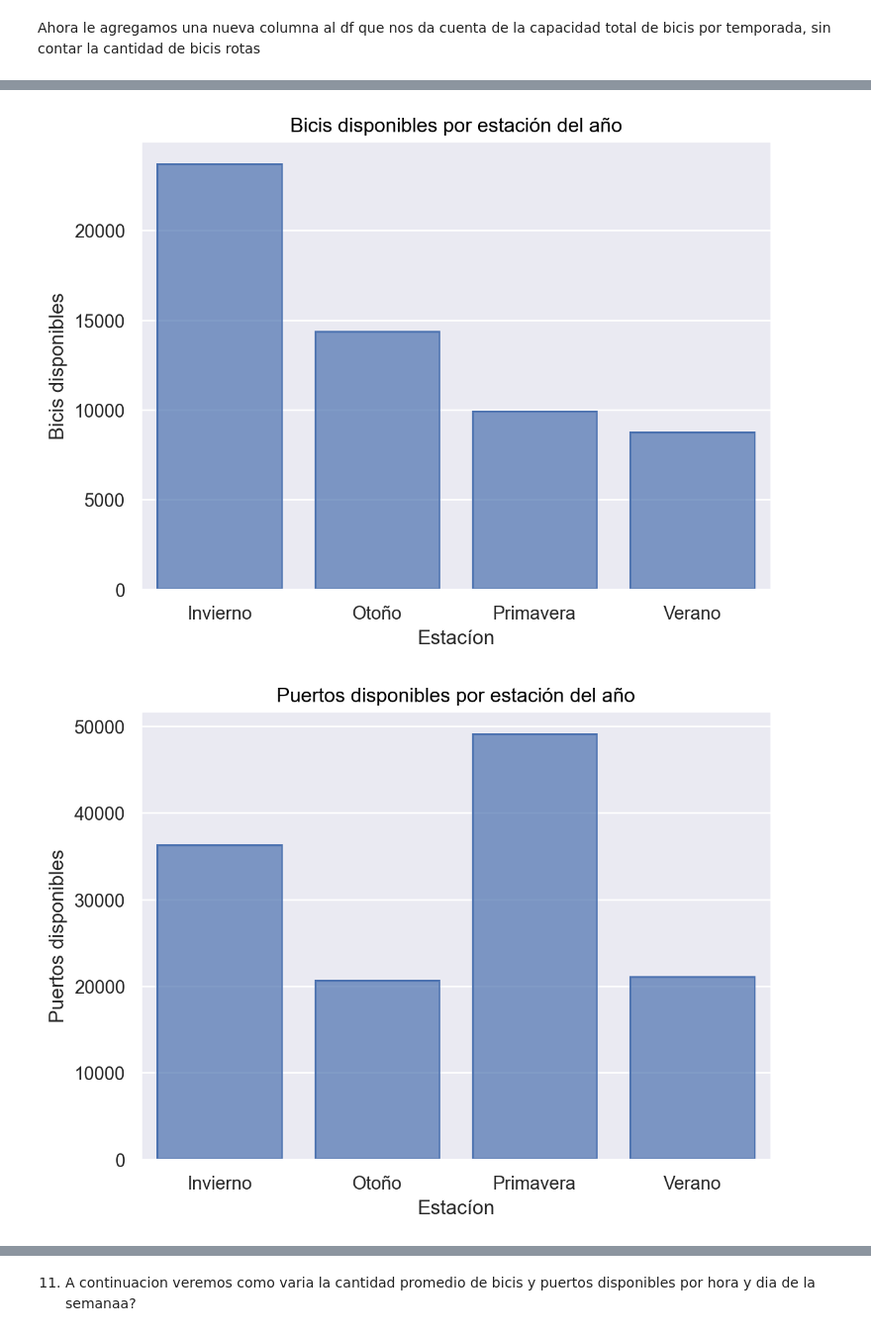
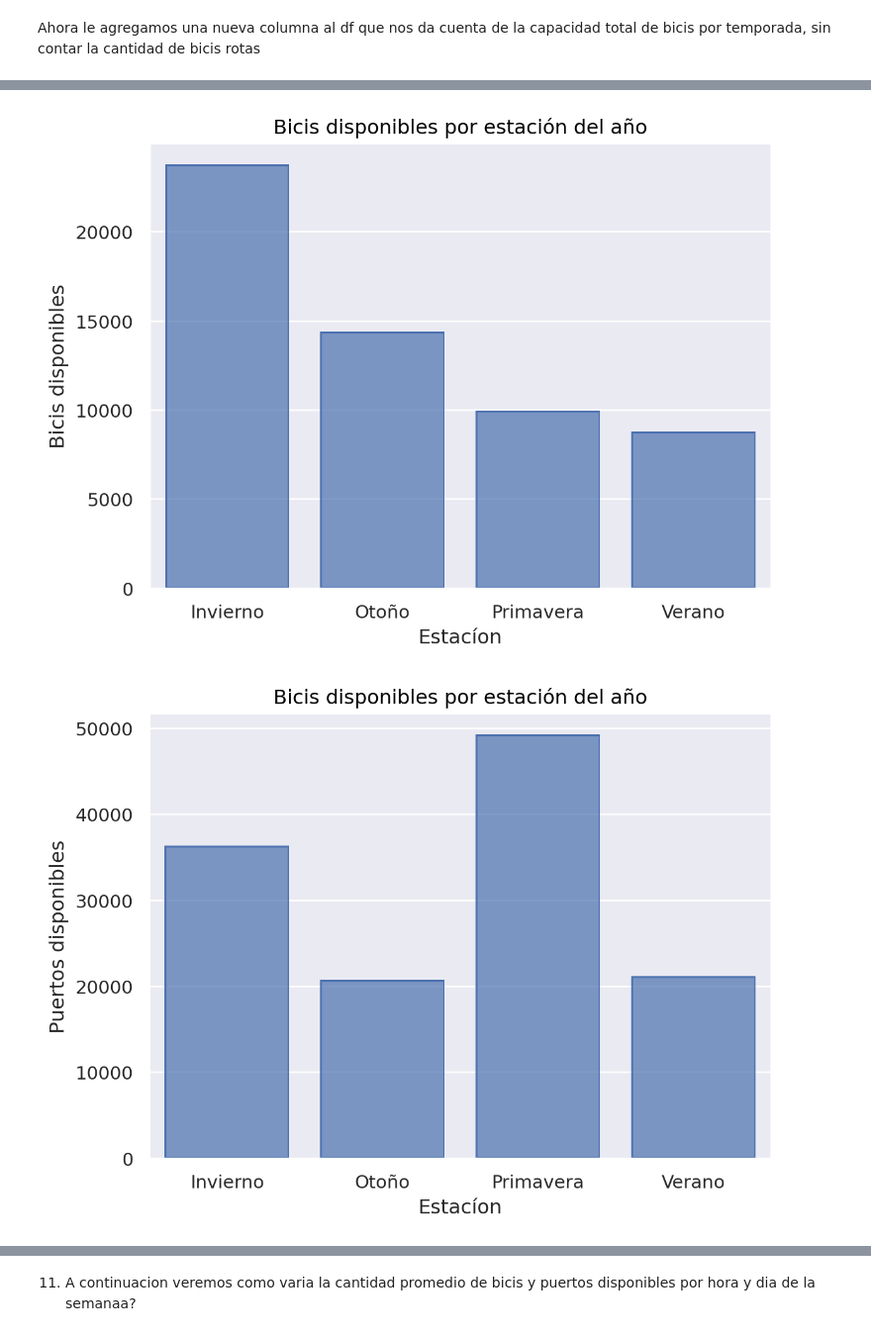
Before and after one commit to davidpalacio1/TP-1-LDD, a Jupyter notebook: TP_bicis.ipynb, the cells around one changed output, grey strips where cells are left out. Shown at 99% size. Saved outputs shown, nothing was run; the diff lists cells and outputs as text; code cells hidden in the pictures.

```diff
--- a/TP_bicis.ipynb
+++ b/TP_bicis.ipynb
@@ -113,10 +116,10 @@ Index(['estacion', 'bicis_disponibles', 'bicis_rotas', 'puertos_disponibles',
 diccionario_Dias = {
     "Monday" : "Lunes",
     "Tuesday" : "Martes",
-    "Wednesday" : "Miércoles",
+    "Wednesday" : "Miercoles",
     "Thursday" : "Jueves",
     "Friday" : "Viernes",
-    "Saturday" : "Sábado",
+    "Saturday" : "Sabado",
     "Sunday" : "Domingo"
 }
 # Aplicamos la traducción:
@@ -350,15 +379,15 @@ datos_por_temporada
     .label(title="Bicis disponibles por estación del año",x="Estacíon",y="Bicis disponibles")
 )
 # %% [output]
-[figure, old version]
+[figure, new version]
 # %%
 (
     so.Plot(data=datos_por_temporada,x="estacion_anio",y="cantidad_puertos_disponibles")
     .add(so.Bar())
-    .label(title="Puertos disponibles por estación del año",x="Estacíon",y="Puertos disponibles")
+    .label(title="Bicis disponibles por estación del año",x="Estacíon",y="Puertos disponibles")
 )
 # %% [output]
-[figure, old version]
+[figure, new version]
 # %%
 (
     so.Plot(data=datos_por_temporada,x="estacion_anio",y="cantidad_bicis_rotas")
```
Also changed, not shown: parts of 81 cells of this notebook.
